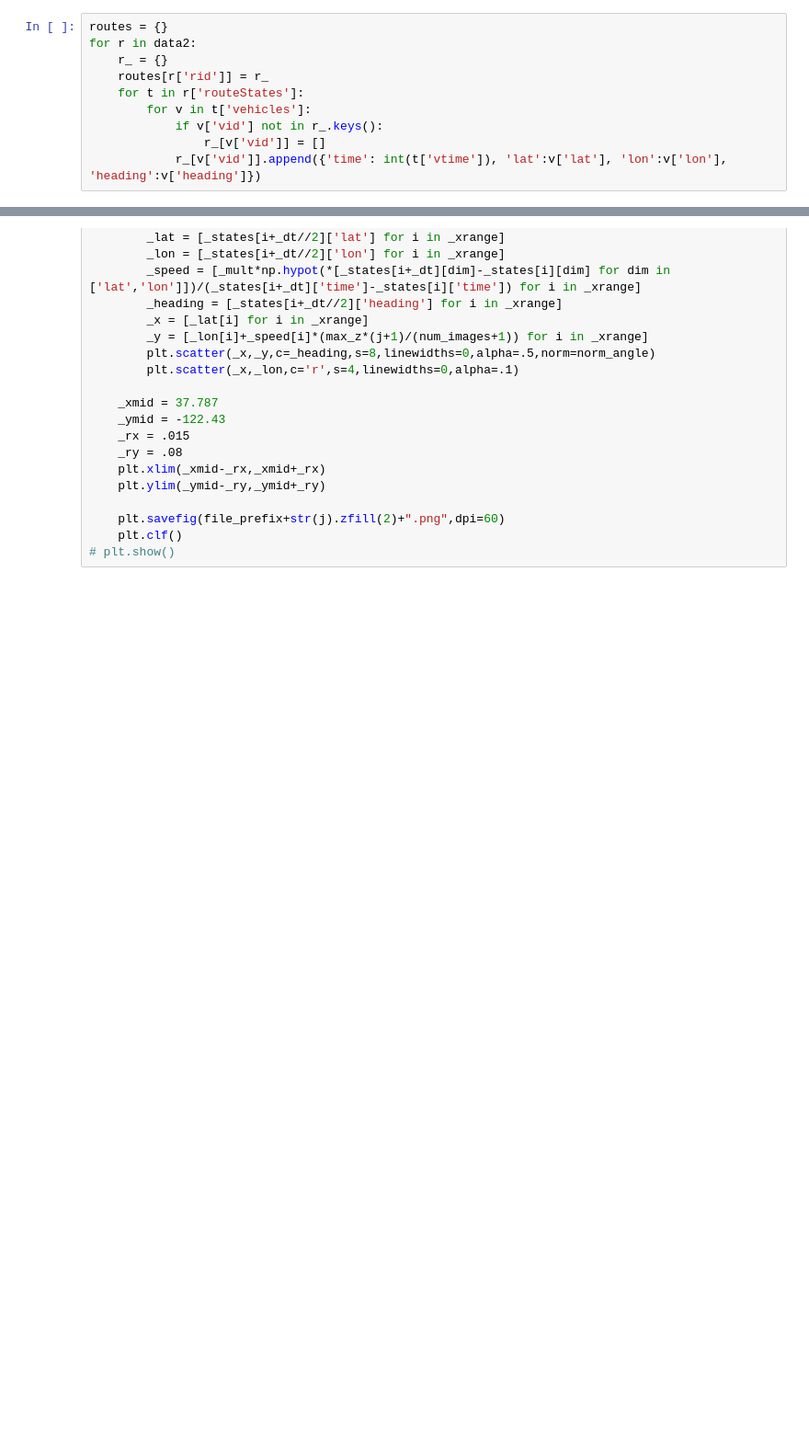
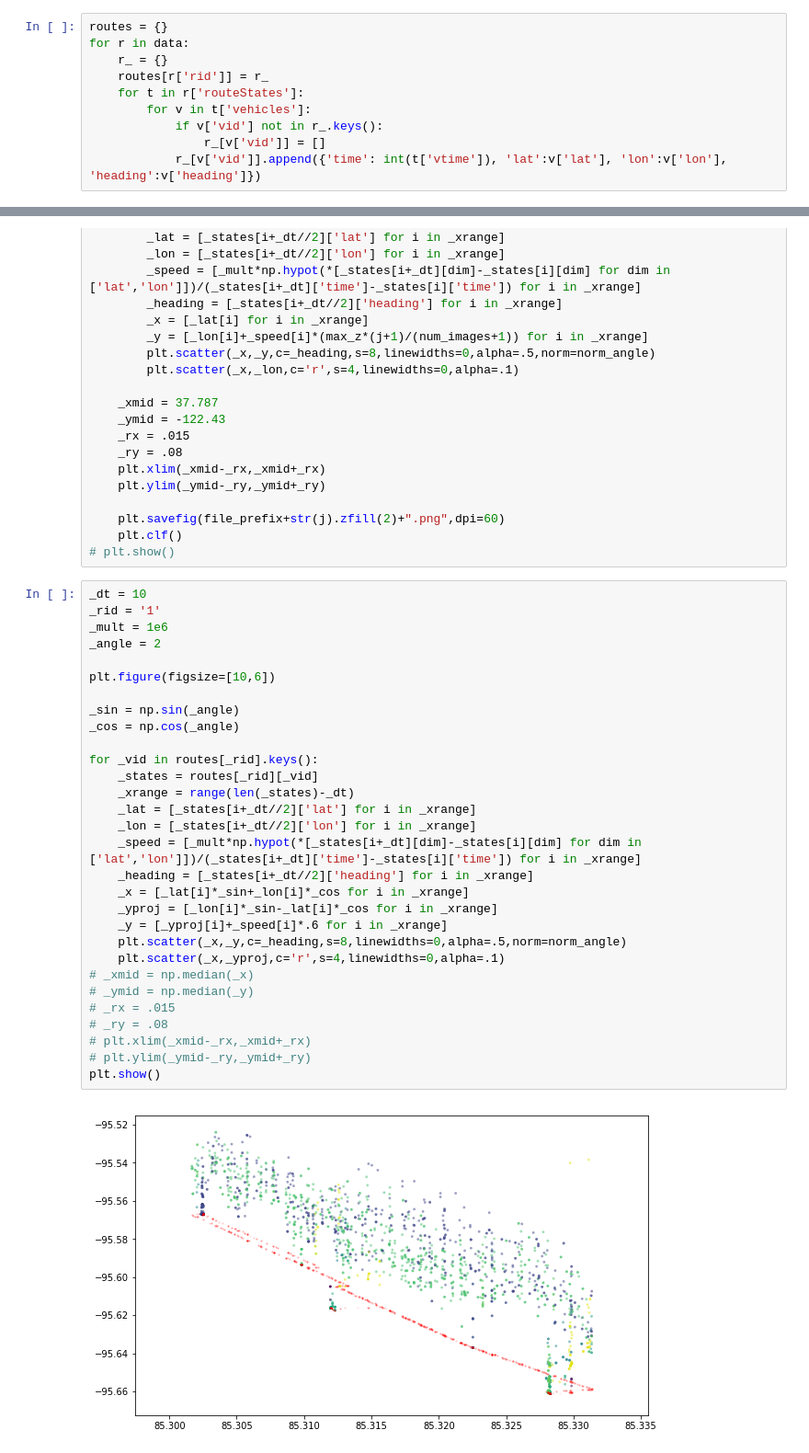
Before and after one commit to trynmaps/opentransit-metrics, a Jupyter notebook: kevin/restructured speed 2.ipynb, the cells around one changed output, grey strips where cells are left out. Shown at 92% size. Drawn from its saved outputs; the diff is of its cells as text; blank space fills up the shorter version.

```diff
--- a/kevin/restructured speed 2.ipynb
+++ b/kevin/restructured speed 2.ipynb
@@ -15,7 +15,7 @@ with open("routesSampleFix.json") as fp:
     data=json.load(fp)
 # %%
 routes = {}
-for r in data2:
+for r in data:
     r_ = {}
     routes[r['rid']] = r_
     for t in r['routeStates']:
@@ -165,3 +165,35 @@ for j in range(num_images):
     plt.savefig(file_prefix+str(j).zfill(2)+".png",dpi=60)
     plt.clf()
 # plt.show()
+# %%
+_dt = 10
+_rid = '1'
+_mult = 1e6
+_angle = 2
+
+plt.figure(figsize=[10,6])
+
+_sin = np.sin(_angle)
+_cos = np.cos(_angle)
+
+for _vid in routes[_rid].keys():
+    _states = routes[_rid][_vid]
+    _xrange = range(len(_states)-_dt)
+    _lat = [_states[i+_dt//2]['lat'] for i in _xrange]
+    _lon = [_states[i+_dt//2]['lon'] for i in _xrange]
+    _speed = [_mult*np.hypot(*[_states[i+_dt][dim]-_states[i][dim] for dim in ['lat','lon']])/(_states[i+_dt]['time']-_states[i]['time']) for i in _xrange]
+    _heading = [_states[i+_dt//2]['heading'] for i in _xrange]
+    _x = [_lat[i]*_sin+_lon[i]*_cos for i in _xrange]
+    _yproj = [_lon[i]*_sin-_lat[i]*_cos for i in _xrange]
+    _y = [_yproj[i]+_speed[i]*.6 for i in _xrange]
+    plt.scatter(_x,_y,c=_heading,s=8,linewidths=0,alpha=.5,norm=norm_angle)
+    plt.scatter(_x,_yproj,c='r',s=4,linewidths=0,alpha=.1)
+# _xmid = np.median(_x)
+# _ymid = np.median(_y)
+# _rx = .015
+# _ry = .08
+# plt.xlim(_xmid-_rx,_xmid+_rx)
+# plt.ylim(_ymid-_ry,_ymid+_ry)
+plt.show()
+# %% [output]
+[figure, added]
```
Also changed, not shown: parts of 1 cell of this notebook, 32 other files.
